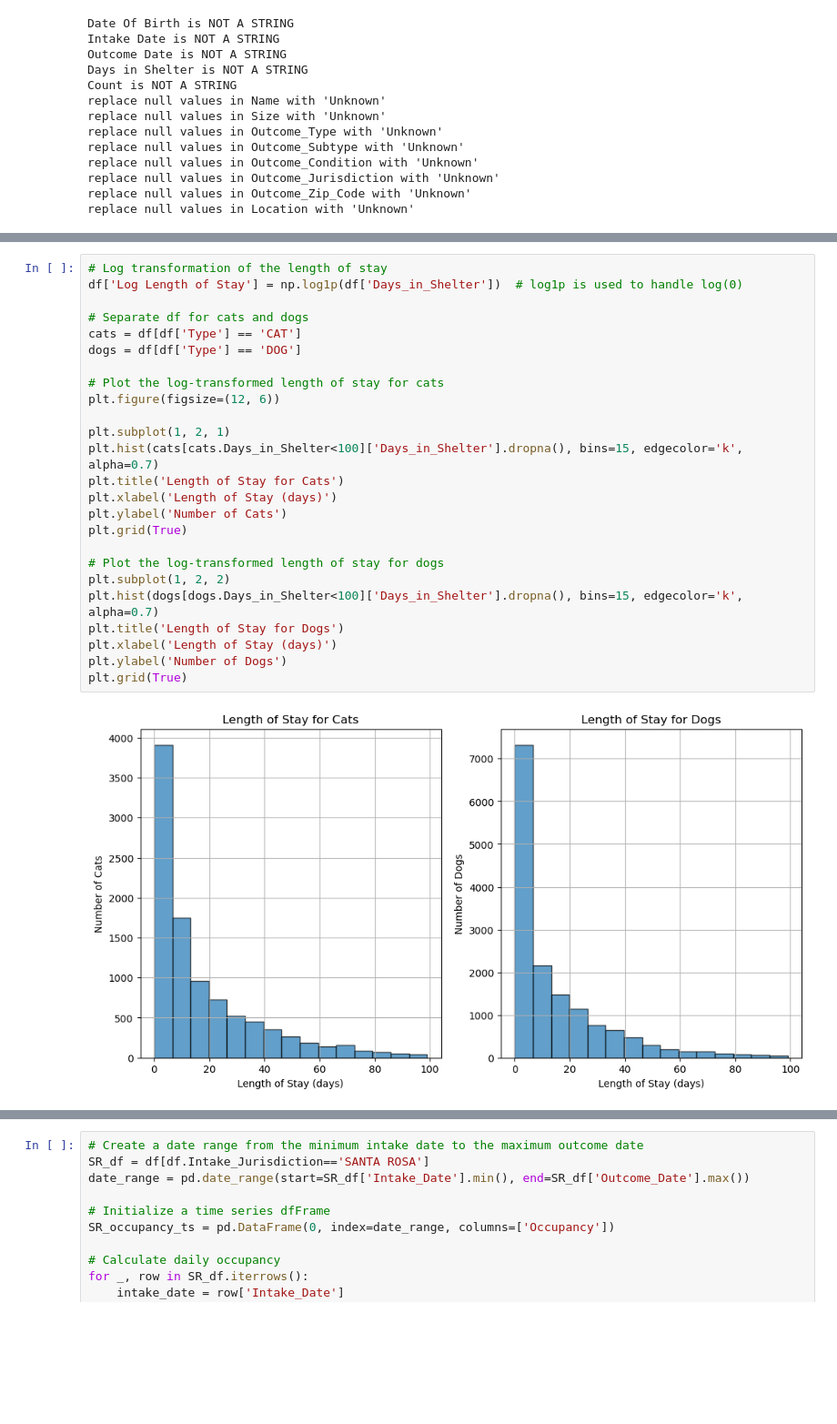
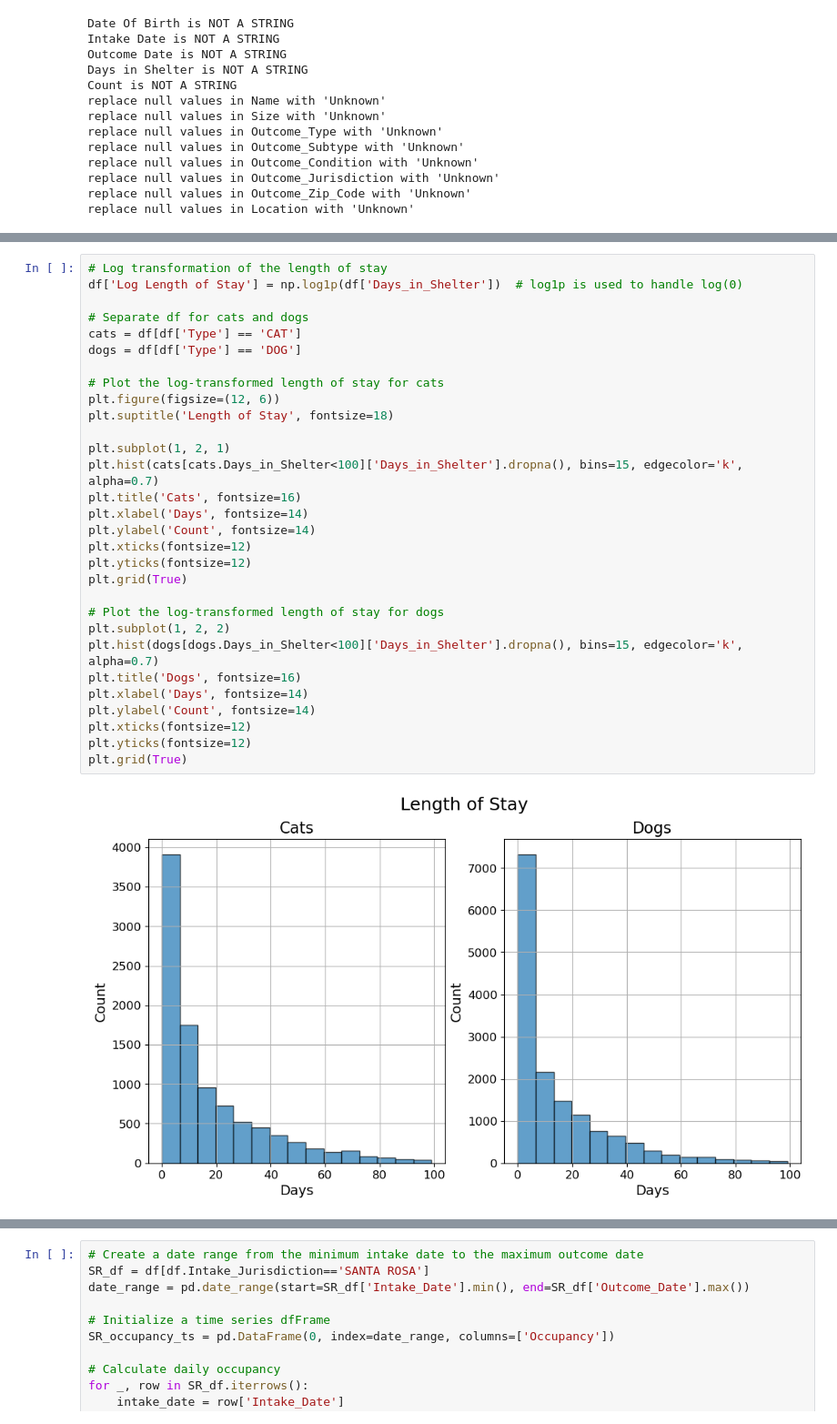
Before and after one commit to robchimel/pawpulation-forecast, a Jupyter notebook: plots.ipynb, the cells around one changed output, grey strips where cells are left out. Shown: that part at 91% size. Drawn from its saved outputs; the diff is of its cells as text; blank space fills up the shorter version.

Commit message:
new cols and plots

```diff
--- a/plots.ipynb
+++ b/plots.ipynb
@@ -64,27 +66,32 @@ plt.show()
 # %%
 # Log transformation of the length of stay
 df['Log Length of Stay'] = np.log1p(df['Days_in_Shelter'])  # log1p is used to handle log(0)
 
 # Separate df for cats and dogs
 cats = df[df['Type'] == 'CAT']
 dogs = df[df['Type'] == 'DOG']
 
 # Plot the log-transformed length of stay for cats
 plt.figure(figsize=(12, 6))
+plt.suptitle('Length of Stay', fontsize=18)
 
 plt.subplot(1, 2, 1)
 plt.hist(cats[cats.Days_in_Shelter<100]['Days_in_Shelter'].dropna(), bins=15, edgecolor='k', alpha=0.7)
-plt.title('Length of Stay for Cats')
-plt.xlabel('Length of Stay (days)')
-plt.ylabel('Number of Cats')
+plt.title('Cats', fontsize=16)
+plt.xlabel('Days', fontsize=14)
+plt.ylabel('Count', fontsize=14)
+plt.xticks(fontsize=12)
+plt.yticks(fontsize=12)
 plt.grid(True)
 
 # Plot the log-transformed length of stay for dogs
 plt.subplot(1, 2, 2)
 plt.hist(dogs[dogs.Days_in_Shelter<100]['Days_in_Shelter'].dropna(), bins=15, edgecolor='k', alpha=0.7)
-plt.title('Length of Stay for Dogs')
-plt.xlabel('Length of Stay (days)')
-plt.ylabel('Number of Dogs')
+plt.title('Dogs', fontsize=16)
+plt.xlabel('Days', fontsize=14)
+plt.ylabel('Count', fontsize=14)
+plt.xticks(fontsize=12)
+plt.yticks(fontsize=12)
 plt.grid(True)
 # %% [output]
-[figure, old version]
+[figure, new version]
```
Also changed, not shown: parts of 8 cells of this notebook, 2 other files.
